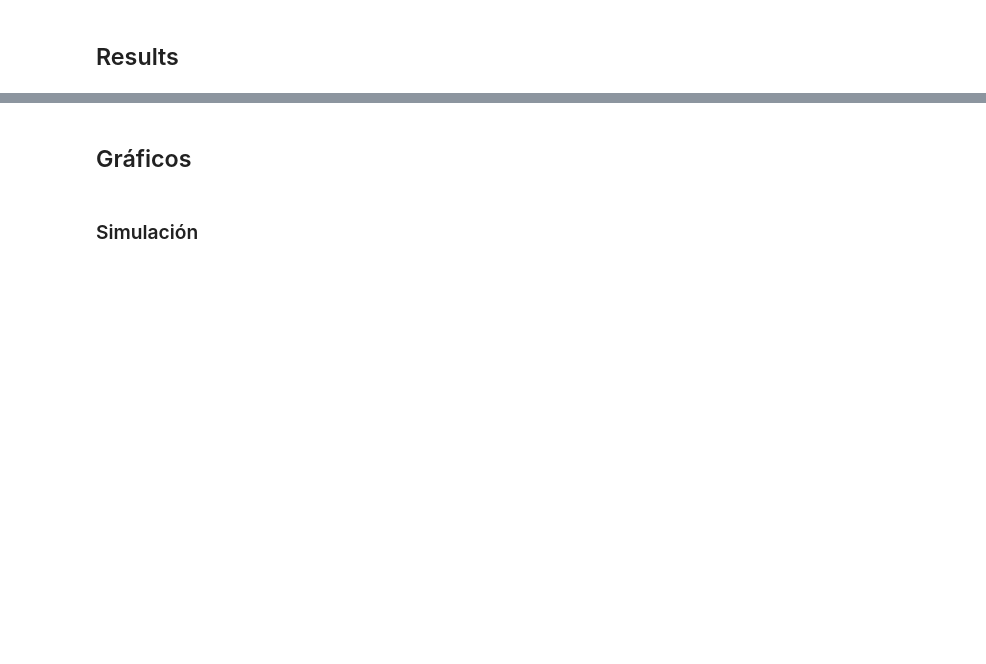
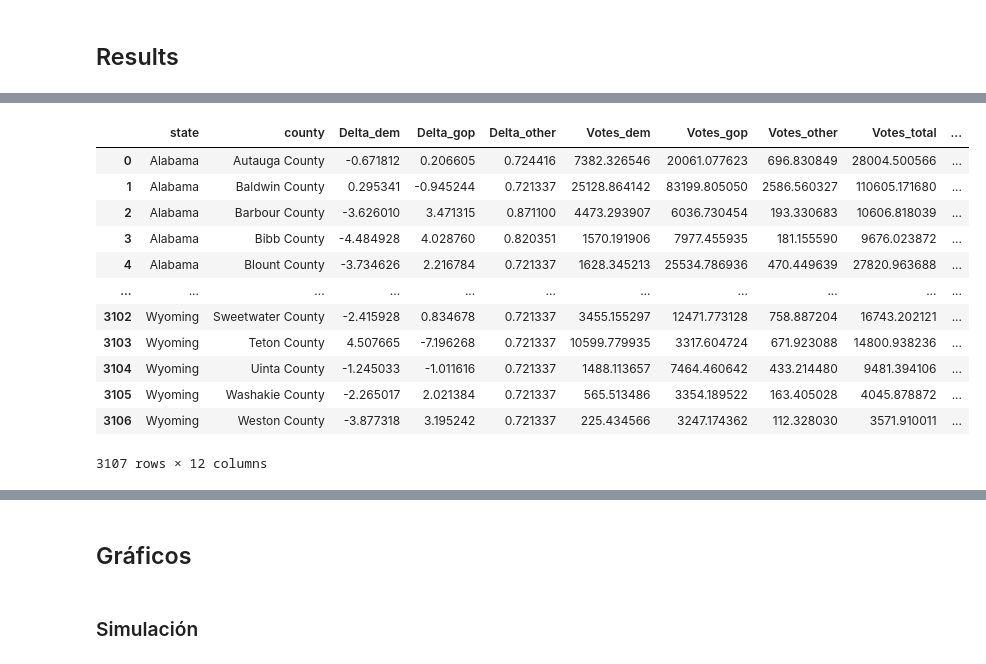
Before and after one commit to jorgegarcelan/US-Elections, a Jupyter notebook: simulation.ipynb, the cells around one changed output, grey strips where cells are left out. Cells and saved outputs as stored; diff of their text form; code cells hidden in the pictures; blank space fills up the shorter version.

```diff
--- a/simulation.ipynb
+++ b/simulation.ipynb
@@ -863,4 +1143,20 @@ simulation_results
 100 rows × 3 columns
+# %%
+accumulated_pred_county
+# %% [output]
+|  | state | county | Delta_dem | Delta_gop | Delta_other | Votes_dem | Votes_gop | Votes_other | Votes_total | ... |
+| 0 | Alabama | Autauga County | -0.671812 | 0.206605 | 0.724416 | 7382.326546 | 20061.077623 | 696.830849 | 28004.500566 | ... |
+| 1 | Alabama | Baldwin County | 0.295341 | -0.945244 | 0.721337 | 25128.864142 | 83199.805050 | 2586.560327 | 110605.171680 | ... |
+| 2 | Alabama | Barbour County | -3.626010 | 3.471315 | 0.871100 | 4473.293907 | 6036.730454 | 193.330683 | 10606.818039 | ... |
+| 3 | Alabama | Bibb County | -4.484928 | 4.028760 | 0.820351 | 1570.191906 | 7977.455935 | 181.155590 | 9676.023872 | ... |
+| 4 | Alabama | Blount County | -3.734626 | 2.216784 | 0.721337 | 1628.345213 | 25534.786936 | 470.449639 | 27820.963688 | ... |
+| ... | ... | ... | ... | ... | ... | ... | ... | ... | ... | ... |
+| 3102 | Wyoming | Sweetwater County | -2.415928 | 0.834678 | 0.721337 | 3455.155297 | 12471.773128 | 758.887204 | 16743.202121 | ... |
+| 3103 | Wyoming | Teton County | 4.507665 | -7.196268 | 0.721337 | 10599.779935 | 3317.604724 | 671.923088 | 14800.938236 | ... |
+| 3104 | Wyoming | Uinta County | -1.245033 | -1.011616 | 0.721337 | 1488.113657 | 7464.460642 | 433.214480 | 9481.394106 | ... |
+| 3105 | Wyoming | Washakie County | -2.265017 | 2.021384 | 0.721337 | 565.513486 | 3354.189522 | 163.405028 | 4045.878872 | ... |
+| 3106 | Wyoming | Weston County | -3.877318 | 3.195242 | 0.721337 | 225.434566 | 3247.174362 | 112.328030 | 3571.910011 | ... |
+3107 rows × 12 columns
 # %%
 # Añadir la columna "Winner" basado en los porcentajes predichos de Biden y Trump
 accumulated_pred_state['Winner'] = np.where(
```
Also changed, not shown: parts of 31 cells of this notebook, 3 other files.
